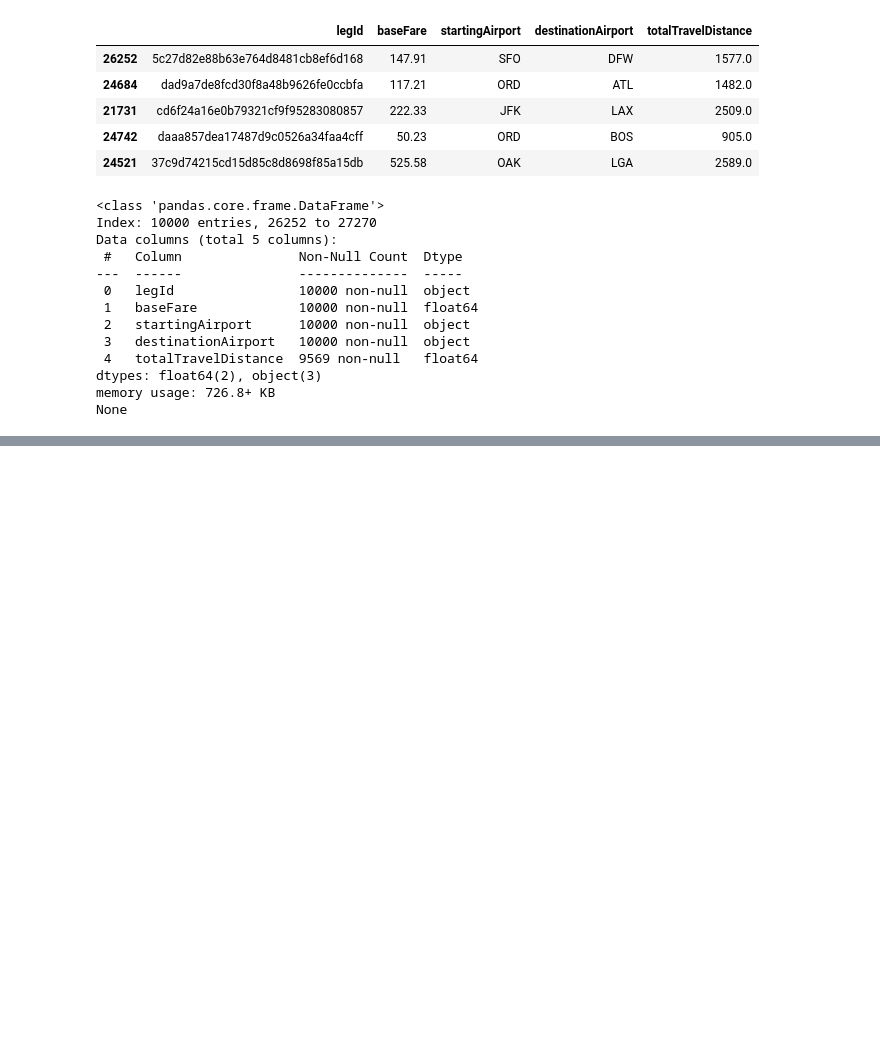
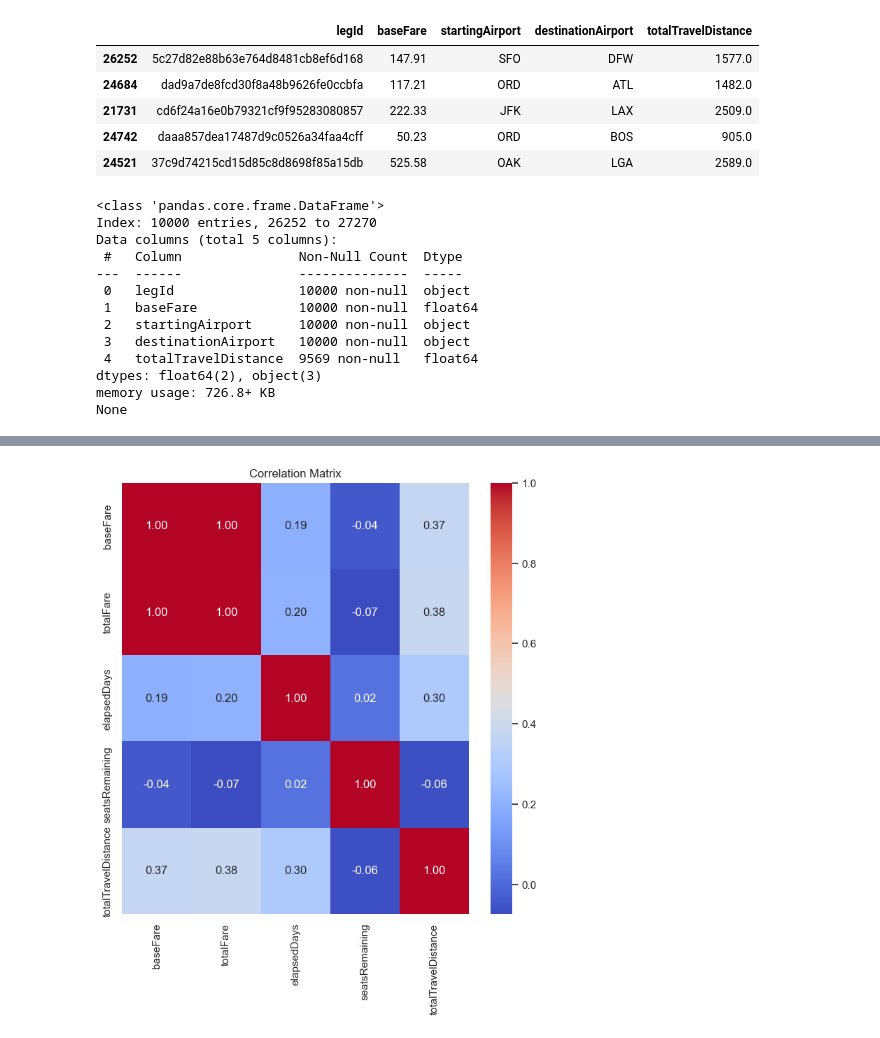
Before and after one commit to emshao/FlightPricePredictor, a Jupyter notebook: visualizations_kaylie.ipynb, the cells around one changed output, grey strips where cells are left out. Saved outputs shown, nothing was run; the diff lists cells and outputs as text; code cells hidden in the pictures; blank space fills up the shorter version.

```diff
--- a/visualizations_kaylie.ipynb
+++ b/visualizations_kaylie.ipynb
@@ -78,0 +122,14 @@ None
+# %%
+# graph 4: correlation matrix for all numerical variables
+columns = ['baseFare', 'totalFare', 'elapsedDays', 'seatsRemaining', 'totalTravelDistance']
+subset_df = chunked_df[columns]
+corr_matrix = subset_df.corr()
+
+plt.figure(figsize=(8,8))
+sns.set(font_scale=1)
+sns.heatmap(corr_matrix, annot=True, cmap='coolwarm', fmt='.2f')
+plt.title('Correlation Matrix')
+
+plt.show()
+# %% [output]
+[figure, added]
```
Also changed, not shown: parts of 6 cells of this notebook.
